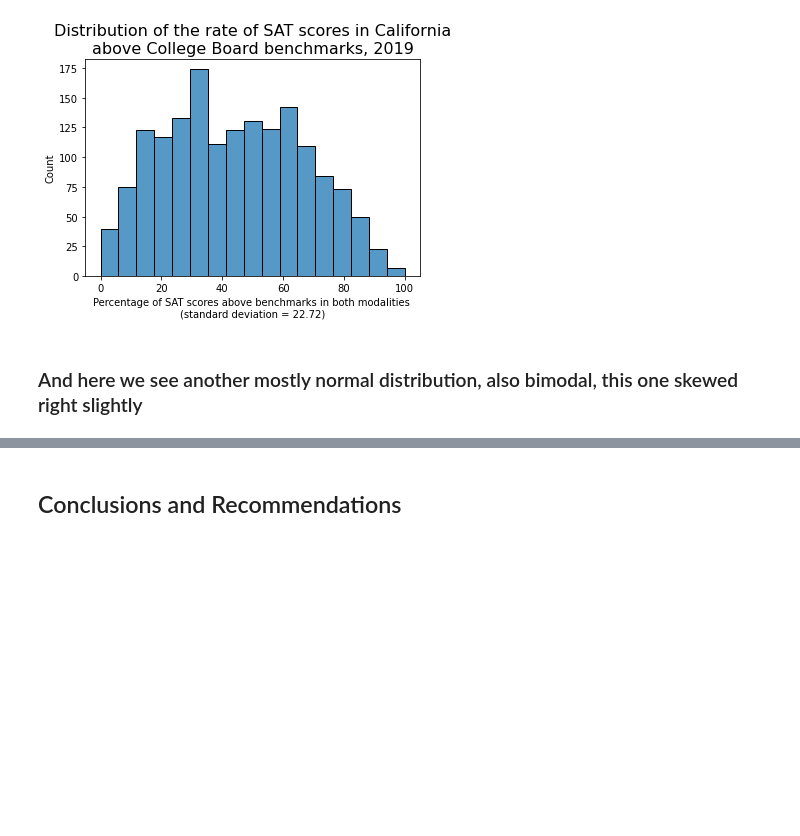
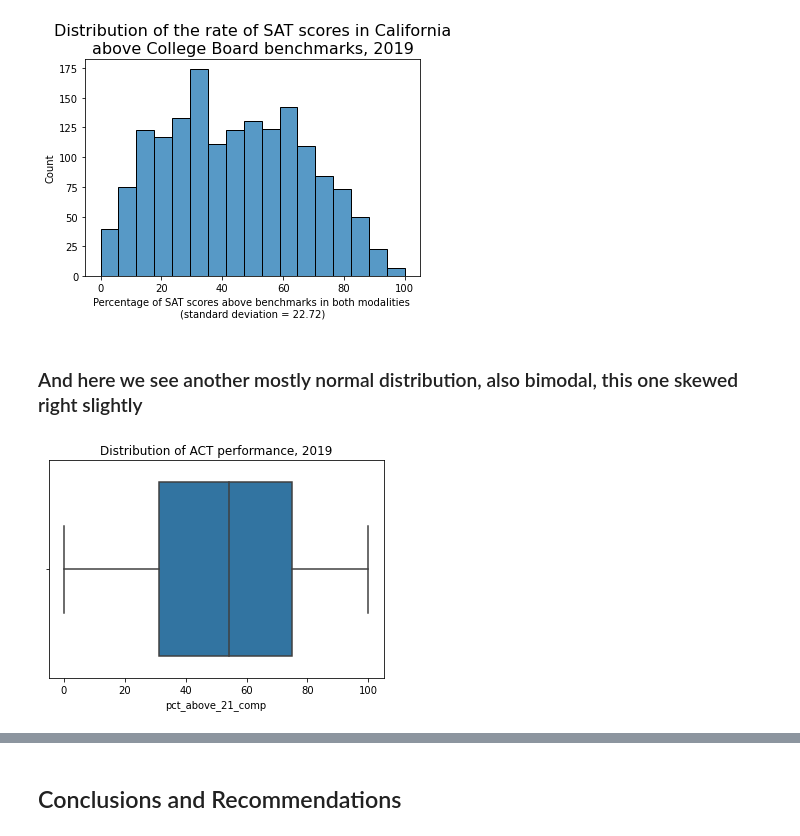
Before and after one commit to c24thomas/cali_act, a Jupyter notebook: code/project-1-take-2.ipynb, the cells around one changed output, grey strips where cells are left out. Cells and saved outputs as stored; diff of their text form; code cells hidden in the pictures; blank space fills up the shorter version.

```diff
--- a/code/project-1-take-2.ipynb
+++ b/code/project-1-take-2.ipynb
@@ -875,3 +919,8 @@ plt.xlabel(f'''Percentage of SAT scores above benchmarks in both modalities
 [figure]
 # %% [markdown]
 ### And here we see another mostly normal distribution, also bimodal, this one skewed right slightly
+# %%
+sns.boxplot(data=df, x='pct_above_21_comp')
+plt.title('Distribution of ACT performance, 2019');
+# %% [output]
+[figure, added]
```
Also changed, not shown: parts of 25 cells of this notebook.
